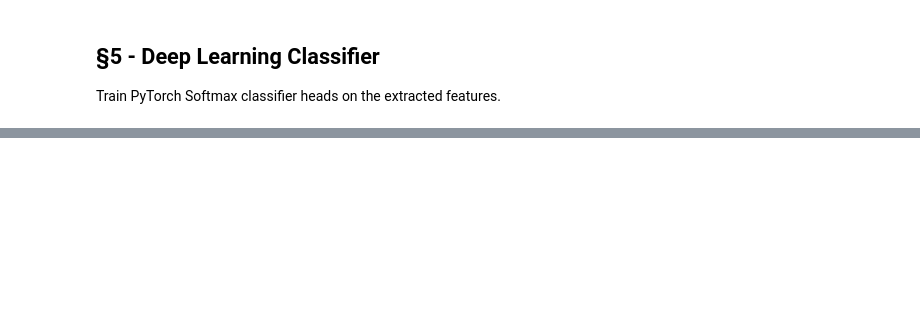
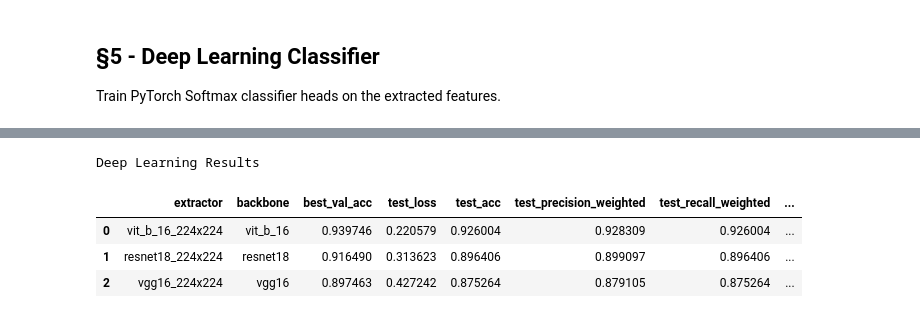
Before and after one commit to powerofdarkine/riceclassifier, a Jupyter notebook: notebooks/rice_classifier.ipynb, the cells around one changed output, grey strips where cells are left out. Drawn from its saved outputs; the diff is of its cells as text; code cells hidden in the pictures; blank space fills up the shorter version.

```diff
--- a/notebooks/rice_classifier.ipynb
+++ b/notebooks/rice_classifier.ipynb
@@ -372,0 +577,19 @@ sys.argv = old_argv
+# %%
+from IPython.display import display
+from pathlib import Path
+import pandas as pd
+
+dl_summary_path = Path("results/deep_learning/all_extractors_metrics.csv")
+
+if dl_summary_path.exists():
+    dl_results = pd.read_csv(dl_summary_path)
+    print("Deep Learning Results")
+    display(dl_results.sort_values("test_acc", ascending=False))
+else:
+    print(f"No DL results found at: {dl_summary_path}")
+# %% [output]
+Deep Learning Results
+|  | extractor | backbone | best_val_acc | test_loss | test_acc | test_precision_weighted | test_recall_weighted | ... |
+| 0 | vit_b_16_224x224 | vit_b_16 | 0.939746 | 0.220579 | 0.926004 | 0.928309 | 0.926004 | ... |
+| 1 | resnet18_224x224 | resnet18 | 0.916490 | 0.313623 | 0.896406 | 0.899097 | 0.896406 | ... |
+| 2 | vgg16_224x224 | vgg16 | 0.897463 | 0.427242 | 0.875264 | 0.879105 | 0.875264 | ... |
```
Also changed, not shown: parts of 17 cells of this notebook, 5 other files.
